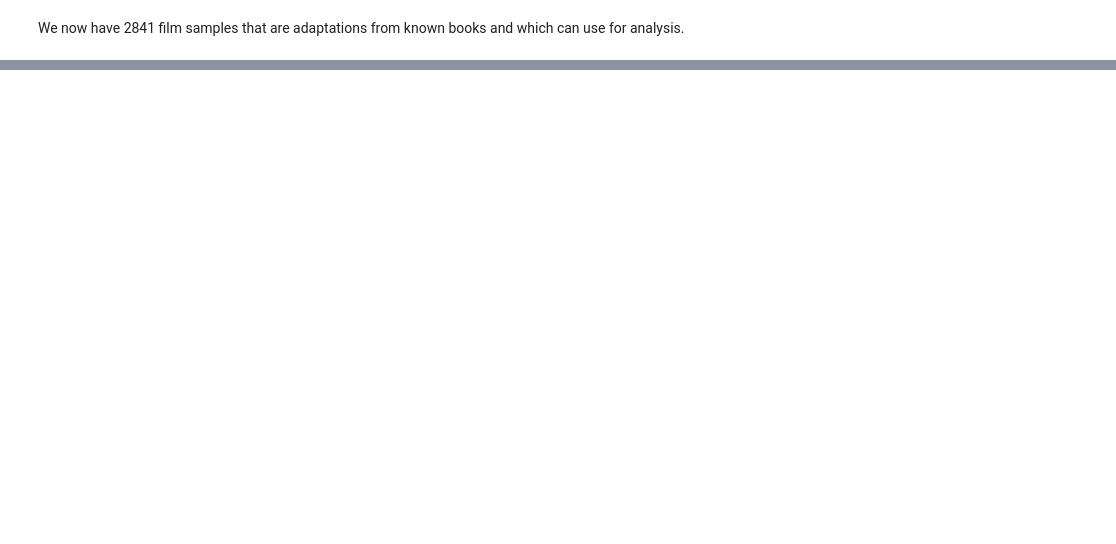
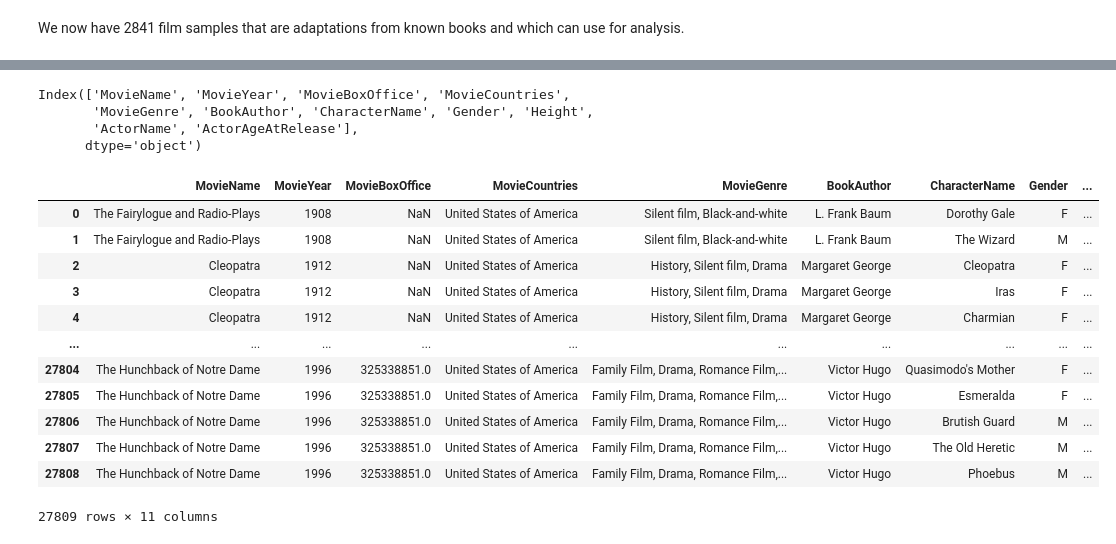
Before and after one commit to epfl-ada/ada-2024-project-padamalgame, a Jupyter notebook: src/dataset_creation.ipynb, the cells around one changed output, grey strips where cells are left out. Cells and saved outputs as stored; diff of their text form; code cells hidden in the pictures; blank space fills up the shorter version.

```diff
--- a/src/dataset_creation.ipynb
+++ b/src/dataset_creation.ipynb
@@ -97,0 +199,5 @@ We now have 2841 film samples that are adaptations from known books and which ca
+# %%
+character_columns = ['wikipedia_id', 'CharacterName', 'Gender',
+                         'Height', 'ActorName', 'ActorAgeAtRelease']
+cmu_characters = pd.read_csv("../MovieSummaries/character.metadata.tsv", usecols= [0,3,5,6,8,9],sep='\t', names=character_columns, header=None, index_col=False)
+cmu_characters = cmu_characters.dropna(subset=['ActorName']).reset_index(drop=True)
@@ -97,0 +235,28 @@ We now have 2841 film samples that are adaptations from known books and which ca
+# %%
+actors_df.columns
+# %% [output]
+Index(['MovieName', 'MovieYear', 'MovieBoxOffice', 'MovieCountries',
+       'MovieGenre', 'BookAuthor', 'CharacterName', 'Gender', 'Height',
+       'ActorName', 'ActorAgeAtRelease'],
+      dtype='object')
+# %%
+# adapted_movie_actors
+actors_df = merge_imdb.merge(right=cmu_characters, how="left", left_on='wikipedia_id', right_on='wikipedia_id', copy=False)
+columns = ['MovieName', 'MovieYear', 'MovieBoxOffice', 'MovieCountries', 'MovieGenre', 'BookAuthor', 'CharacterName', 'Gender', 'Height', 'ActorName', 'ActorAgeAtRelease']
+actors_df = actors_df[columns]
+actors_df.to_csv('actors.csv', index=False, errors='ignore')
+actors_df
+# %% [output]
+|  | MovieName | MovieYear | MovieBoxOffice | MovieCountries | MovieGenre | BookAuthor | CharacterName | Gender | ... |
+| 0 | The Fairylogue and Radio-Plays | 1908 | NaN | United States of America | Silent film, Black-and-white | L. Frank Baum | Dorothy Gale | F | ... |
+| 1 | The Fairylogue and Radio-Plays | 1908 | NaN | United States of America | Silent film, Black-and-white | L. Frank Baum | The Wizard | M | ... |
+| 2 | Cleopatra | 1912 | NaN | United States of America | History, Silent film, Drama | Margaret George | Cleopatra | F | ... |
+| 3 | Cleopatra | 1912 | NaN | United States of America | History, Silent film, Drama | Margaret George | Iras | F | ... |
+| 4 | Cleopatra | 1912 | NaN | United States of America | History, Silent film, Drama | Margaret George | Charmian | F | ... |
+| ... | ... | ... | ... | ... | ... | ... | ... | ... | ... |
+| 27804 | The Hunchback of Notre Dame | 1996 | 325338851.0 | United States of America | Family Film, Drama, Romance Film,... | Victor Hugo | Quasimodo's Mother | F | ... |
+| 27805 | The Hunchback of Notre Dame | 1996 | 325338851.0 | United States of America | Family Film, Drama, Romance Film,... | Victor Hugo | Esmeralda | F | ... |
+| 27806 | The Hunchback of Notre Dame | 1996 | 325338851.0 | United States of America | Family Film, Drama, Romance Film,... | Victor Hugo | Brutish Guard | M | ... |
+| 27807 | The Hunchback of Notre Dame | 1996 | 325338851.0 | United States of America | Family Film, Drama, Romance Film,... | Victor Hugo | The Old Heretic | M | ... |
+| 27808 | The Hunchback of Notre Dame | 1996 | 325338851.0 | United States of America | Family Film, Drama, Romance Film,... | Victor Hugo | Phoebus | M | ... |
+27809 rows × 11 columns
```
Also changed, not shown: parts of 11 cells of this notebook, 10 other files.
